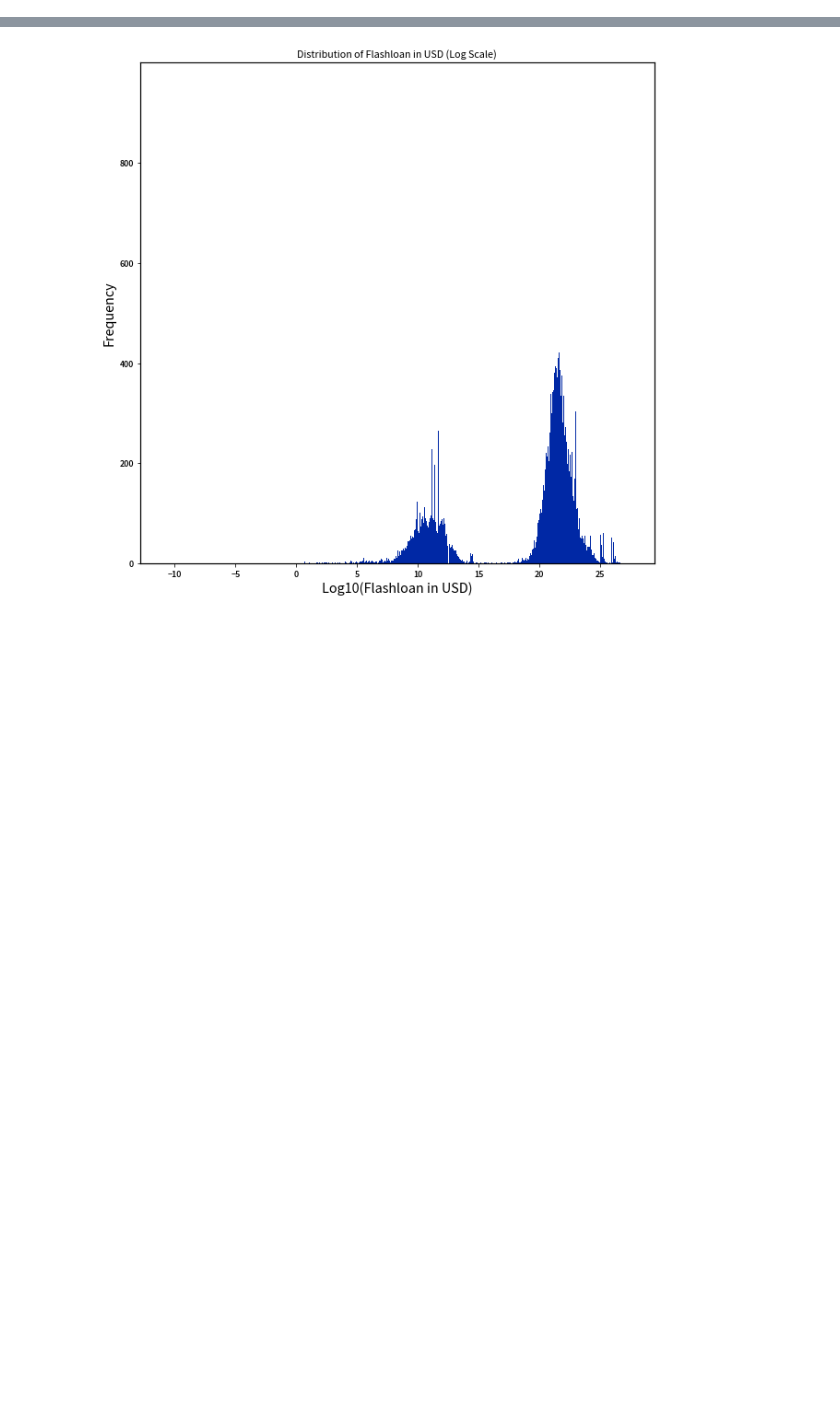
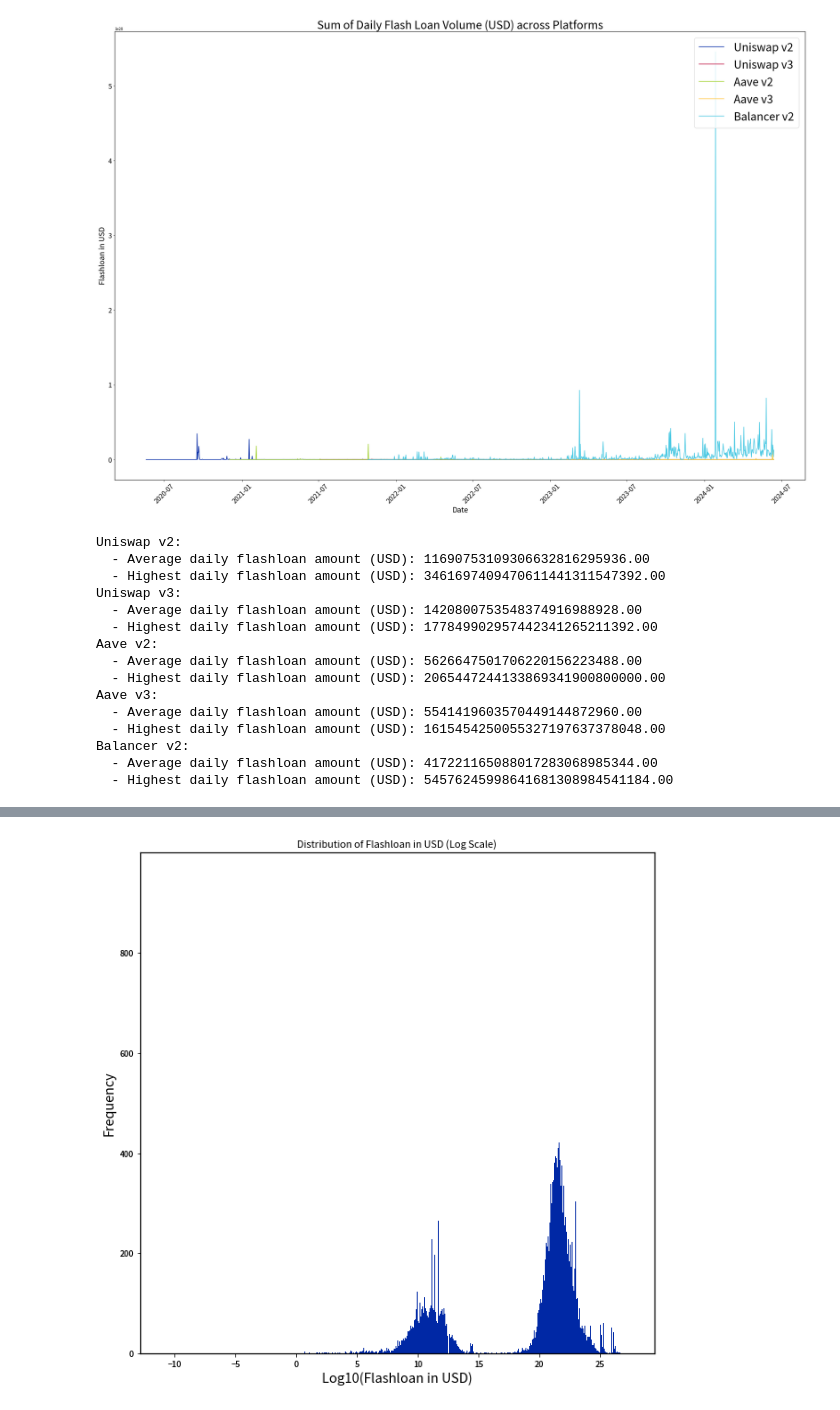
Before and after one commit to Guanda24/flashloan_attack_detection, a Jupyter notebook: Plot.ipynb, the cells around one changed output, grey strips where cells are left out. Saved outputs shown, nothing was run; the diff lists cells and outputs as text; code cells hidden in the pictures; blank space fills up the shorter version.

```diff
--- a/Plot.ipynb
+++ b/Plot.ipynb
@@ -47 +228,78 @@ plt.show()
+# %%
+Uniswap_v2_df = pd.read_csv('/local/scratch/exported/MP_Defi_txs_TY_23/guanda/Uniswap_v2_ABC.csv')
+Uniswap_v3_df = pd.read_csv('/local/scratch/exported/MP_Defi_txs_TY_23/guanda/Uniswap_v3_ABC.csv')
+Aave_v2_df = pd.read_csv('/local/scratch/exported/MP_Defi_txs_TY_23/guanda/Aave_v2_ABC.csv')
+Aave_v3_df = pd.read_csv('/local/scratch/exported/MP_Defi_txs_TY_23/guanda/Aave_v3_ABC.csv')
+Balancer_v2_df = pd.read_csv('/local/scratch/exported/MP_Defi_txs_TY_23/guanda/Balancer_v2_ABC.csv')
+
+Uniswap_v2_df['flashloan_in_usd'] = pd.to_numeric(Uniswap_v2_df['flashloan_in_usd'], errors='coerce')
+Uniswap_v3_df['flashloan_in_usd'] = pd.to_numeric(Uniswap_v3_df['flashloan_in_usd'], errors='coerce')
+Aave_v2_df['flashloan_in_usd'] = pd.to_numeric(Aave_v2_df['flashloan_in_usd'], errors='coerce')
+Aave_v3_df['flashloan_in_usd'] = pd.to_numeric(Aave_v3_df['flashloan_in_usd'], errors='coerce')
+Balancer_v2_df['flashloan_in_usd'] = pd.to_numeric(Balancer_v2_df['flashloan_in_usd'], errors='coerce')
+
+Uniswap_v2_df['date'] = pd.to_datetime(Uniswap_v2_df['date'])
+Uniswap_v3_df['date'] = pd.to_datetime(Uniswap_v3_df['date'])
+Aave_v2_df['date'] = pd.to_datetime(Aave_v2_df['date'])
+Aave_v3_df['date'] = pd.to_datetime(Aave_v3_df['date'])
+Balancer_v2_df['date'] = pd.to_datetime(Balancer_v2_df['date'])
+
+Uniswap_v2_daily_volume = Uniswap_v2_df.groupby('date')['flashloan_in_usd'].sum()
+Uniswap_v3_daily_volume = Uniswap_v3_df.groupby('date')['flashloan_in_usd'].sum()
+Aave_v2_daily_volume = Aave_v2_df.groupby('date')['flashloan_in_usd'].sum()
+Aave_v3_daily_volume = Aave_v3_df.groupby('date')['flashloan_in_usd'].sum()
+Balancer_v2_daily_volume = Balancer_v2_df.groupby('date')['flashloan_in_usd'].sum()
+
+# Plot the sum of daily flashloan in USD for each platform
+fig, ax = plt.subplots(figsize=(30, 20))
+
+ax.plot(Uniswap_v2_daily_volume.index, Uniswap_v2_daily_volume, label='Uniswap v2')
+ax.plot(Uniswap_v3_daily_volume.index, Uniswap_v3_daily_volume, label='Uniswap v3')
+ax.plot(Aave_v2_daily_volume.index, Aave_v2_daily_volume, label='Aave v2')
+ax.plot(Aave_v3_daily_volume.index, Aave_v3_daily_volume, label='Aave v3')
+ax.plot(Balancer_v2_daily_volume.index, Balancer_v2_daily_volume, label='Balancer v2')
+
+ax.set_title('Sum of Daily Flash Loan Volume (USD) across Platforms', fontsize=30)
+ax.set_xlabel('Date', fontsize=20)
+ax.set_ylabel('Flashloan in USD', fontsize=20)
+ax.tick_params(axis='x', rotation=45, labelsize=18)
+ax.tick_params(axis='y', labelsize=18)
+ax.legend(loc='upper right', fontsize=30)
+
+# Save the plot
+fig.savefig('/home/user/gzhao/Thesis/result/daily_flashloan_volume_comparison.pdf')
+
+plt.show()
+
+platforms = {
+    "Uniswap v2": Uniswap_v2_daily_volume,
+    "Uniswap v3": Uniswap_v3_daily_volume,
+    "Aave v2": Aave_v2_daily_volume,
+    "Aave v3": Aave_v3_daily_volume,
+    "Balancer v2": Balancer_v2_daily_volume
+}
+
+for platform, daily_sum in platforms.items():
+    avg_flashloan = daily_sum.mean()
+    max_flashloan = daily_sum.max()
+    print(f"{platform}:")
+    print(f"  - Average daily flashloan amount (USD): {avg_flashloan:.2f}")
+    print(f"  - Highest daily flashloan amount (USD): {max_flashloan:.2f}")
+# %% [output]
+[figure, added]
+Uniswap v2:
+  - Average daily flashloan amount (USD): 11690753109306632816295936.00
+  - Highest daily flashloan amount (USD): 3461697409470611441311547392.00
+Uniswap v3:
+  - Average daily flashloan amount (USD): 1420800753548374916988928.00
+  - Highest daily flashloan amount (USD): 177849902957442341265211392.00
+Aave v2:
+  - Average daily flashloan amount (USD): 5626647501706220156223488.00
+  - Highest daily flashloan amount (USD): 2065447244133869341900800000.00
+Aave v3:
+  - Average daily flashloan amount (USD): 5541419603570449144872960.00
+  - Highest daily flashloan amount (USD): 1615454250055327197637378048.00
+Balancer v2:
+  - Average daily flashloan amount (USD): 417221165088017283068985344.00
+  - Highest daily flashloan amount (USD): 54576245998641681308984541184.00
 # %%
```
Also changed, not shown: parts of 10 cells of this notebook, 19 other files.
